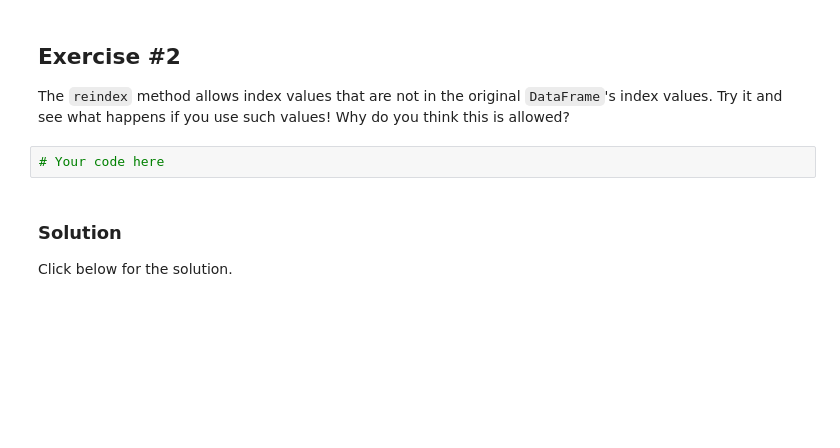
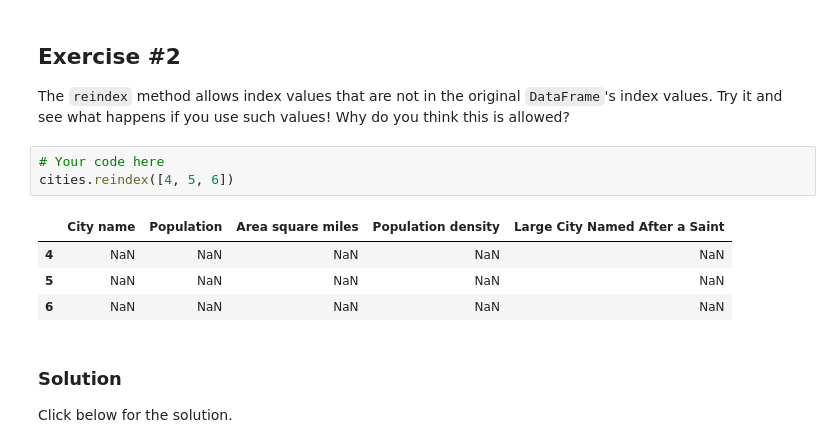
Before and after one commit to qingjing1018/google-machine-learning-crash-course, a Jupyter notebook: intro_to_pandas.ipynb, the cells around one changed output. Drawn from its saved outputs; the diff is of its cells as text; blank space fills up the shorter version.

```diff
--- a/intro_to_pandas.ipynb
+++ b/intro_to_pandas.ipynb
@@ -153,6 +237,12 @@ For more information, see the [Index documentation](http://pandas.pydata.org/pan
 The `reindex` method allows index values that are not in the original `DataFrame`'s index values. Try it and see what happens if you use such values! Why do you think this is allowed?
 # %%
 # Your code here
+cities.reindex([4, 5, 6])
+# %% [output]
+|  | City name | Population | Area square miles | Population density | Large City Named After a Saint |
+| 4 | NaN | NaN | NaN | NaN | NaN |
+| 5 | NaN | NaN | NaN | NaN | NaN |
+| 6 | NaN | NaN | NaN | NaN | NaN |
 # %% [markdown]
 ### Solution
 
```
Also changed, not shown: parts of 18 cells of this notebook.
